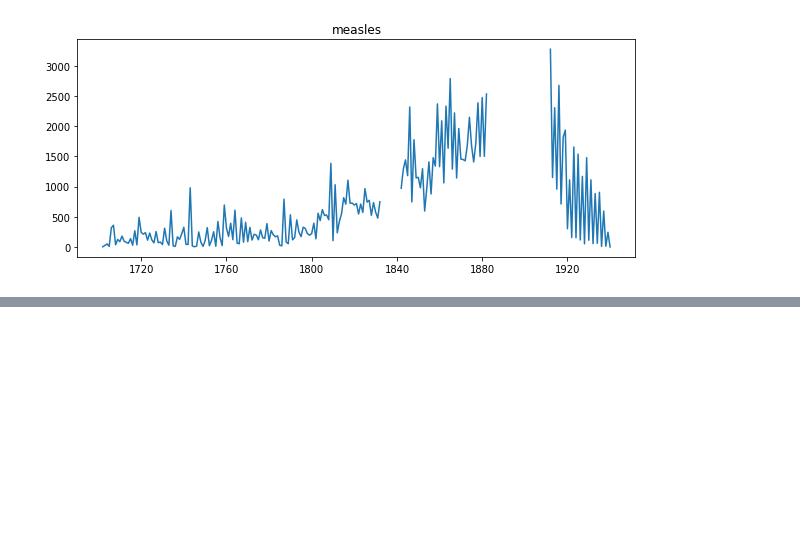
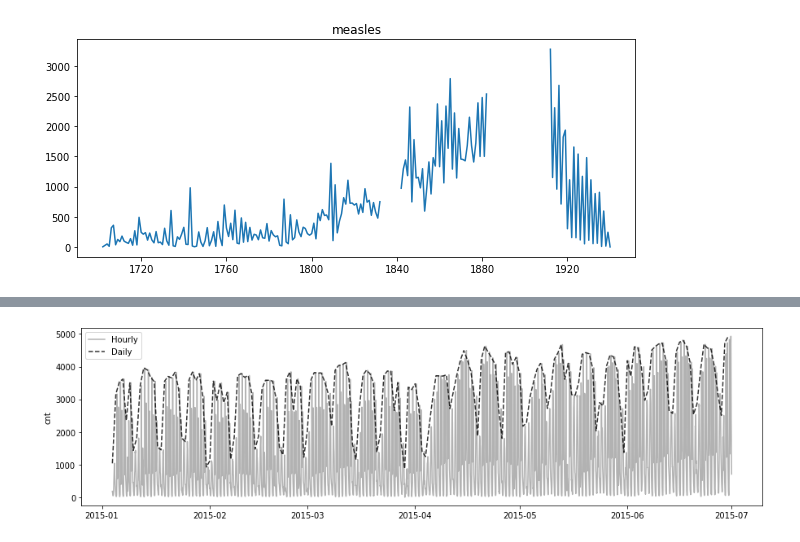
Before and after one commit to Rogerio-mack/Temporal, a Jupyter notebook: data_sources.ipynb, the cells around one changed output, grey strips where cells are left out. Saved outputs shown, nothing was run; the diff lists cells and outputs as text; code cells hidden in the pictures; blank space fills up the shorter version.

```diff
--- a/data_sources.ipynb
+++ b/data_sources.ipynb
@@ -1871,0 +1942,12 @@ plt.show()
+# %%
+plt.figure(figsize=(15,4))
+
+df = df[ (df.index.year == 2015) & (df.index.month <= 6) ]
+df_day = df[['cnt']].resample('D').max()
+sns.lineplot(x=df.index, y=df.cnt, color='k',  alpha=0.3, label='Hourly')
+sns.lineplot(x=df_day.index, y =df_day.cnt, linestyle='dashed', color='k', alpha=0.8, label='Daily')
+
+plt.legend()
+plt.show()
+# %% [output]
+[figure, added]
```
Also changed, not shown: parts of 17 cells of this notebook.
